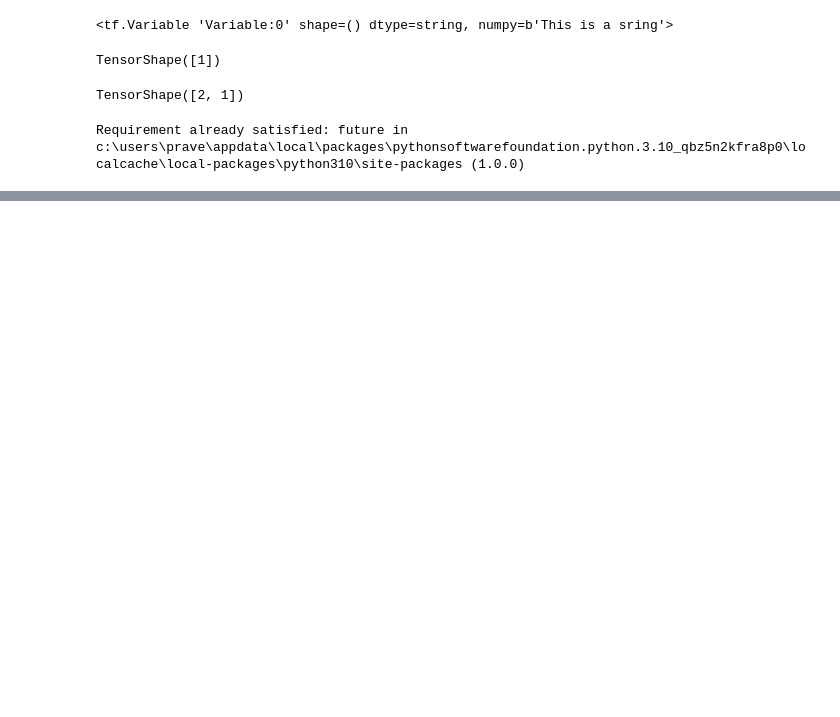
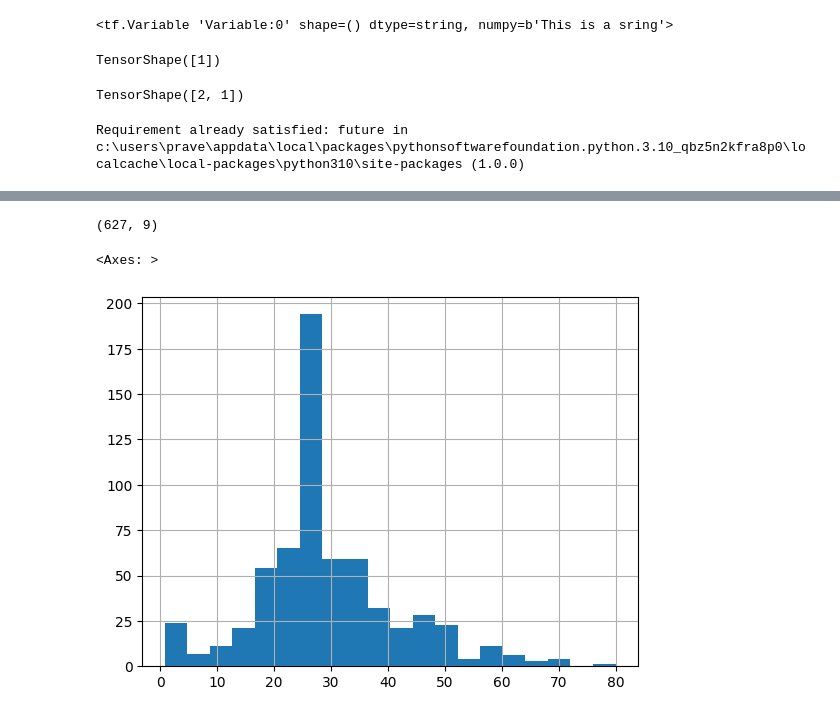
Before and after one commit to samratrajsharma/Deep_Learning, a Jupyter notebook: TensorFlow.ipynb, the cells around one changed output, grey strips where cells are left out. Saved outputs shown, nothing was run; the diff lists cells and outputs as text; code cells hidden in the pictures; blank space fills up the shorter version.

```diff
--- a/TensorFlow.ipynb
+++ b/TensorFlow.ipynb
@@ -39,0 +64,9 @@ y_eval = dfeval.pop('survived')
+# %%
+dftrain.shape
+# %% [output]
+(627, 9)
+# %%
+dftrain.age.hist(bins = 20)
+# %% [output]
+<Axes: >
+[figure, added]
```
Also changed, not shown: parts of 9 cells of this notebook.
